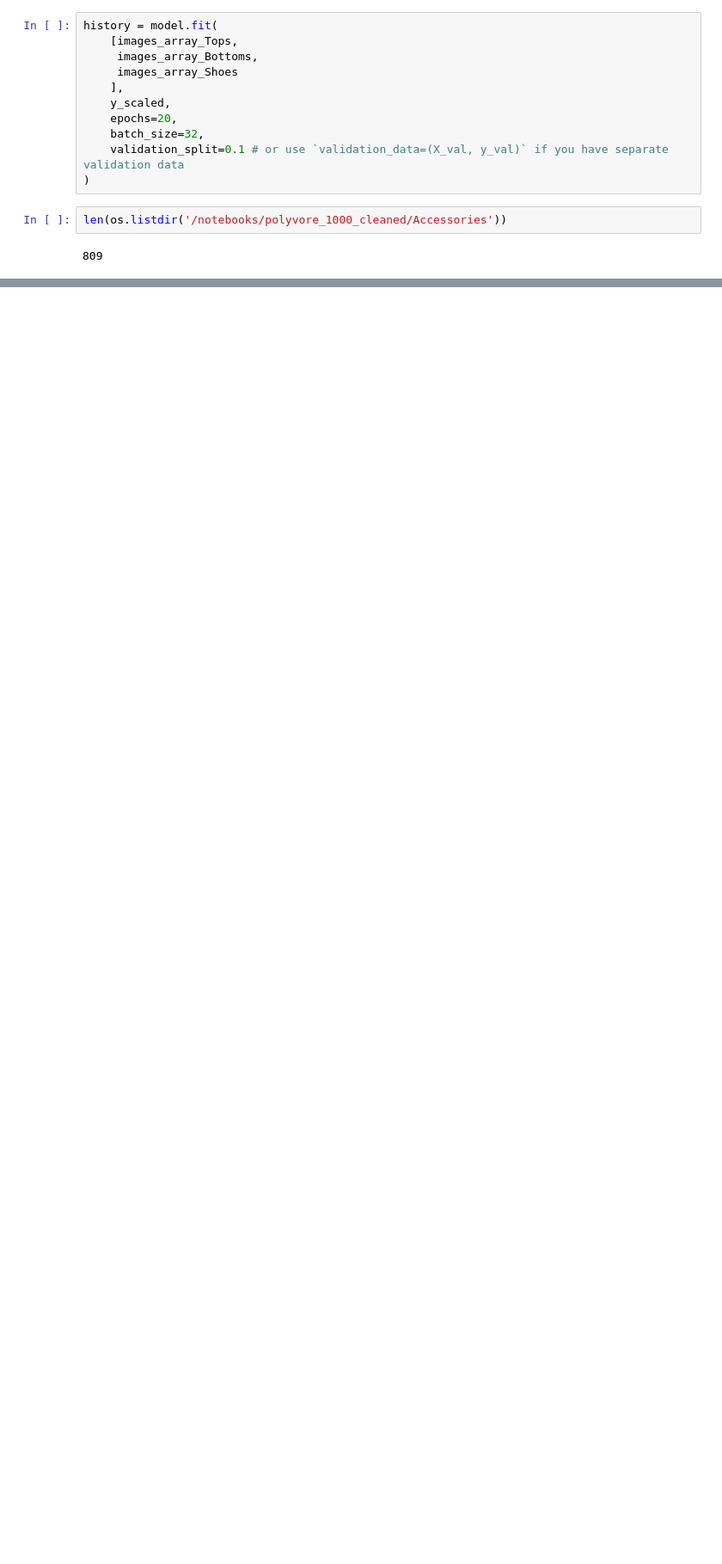
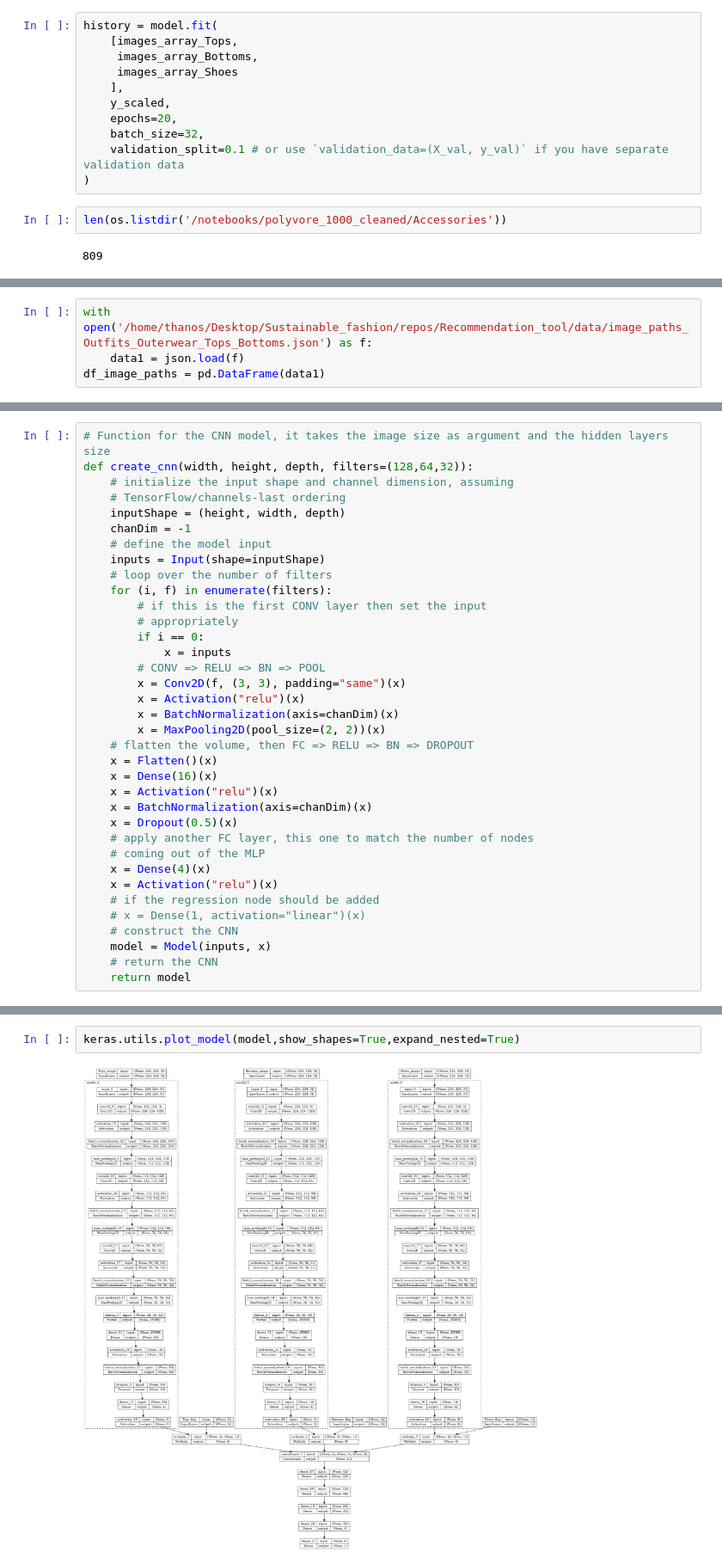
Before and after one commit to thanbskt/Recommendation_tool, a Jupyter notebook: notebooks/prediction_model.ipynb, the cells around one changed output, grey strips where cells are left out. Shown at 86% size. Saved outputs shown, nothing was run; the diff lists cells and outputs as text; blank space fills up the shorter version.

Commit message:
recommendation algorithm with multiple categories as iput

```diff
--- a/notebooks/prediction_model.ipynb
+++ b/notebooks/prediction_model.ipynb
@@ -652,0 +662,4 @@ len(os.listdir('/notebooks/polyvore_1000_cleaned/Accessories'))
+# %%
+with open('/home/thanos/Desktop/Sustainable_fashion/repos/Recommendation_tool/data/image_paths_Outfits_Outerwear_Tops_Bottoms.json') as f:
+    data1 = json.load(f)
+df_image_paths = pd.DataFrame(data1)
@@ -652,0 +720,36 @@ len(os.listdir('/notebooks/polyvore_1000_cleaned/Accessories'))
+# %%
+# Function for the CNN model, it takes the image size as argument and the hidden layers size
+def create_cnn(width, height, depth, filters=(128,64,32)):
+	# initialize the input shape and channel dimension, assuming
+	# TensorFlow/channels-last ordering
+	inputShape = (height, width, depth)
+	chanDim = -1
+	# define the model input
+	inputs = Input(shape=inputShape)
+	# loop over the number of filters
+	for (i, f) in enumerate(filters):
+		# if this is the first CONV layer then set the input
+		# appropriately
+		if i == 0:
+			x = inputs
+		# CONV => RELU => BN => POOL
+		x = Conv2D(f, (3, 3), padding="same")(x)
+		x = Activation("relu")(x)
+		x = BatchNormalization(axis=chanDim)(x)
+		x = MaxPooling2D(pool_size=(2, 2))(x)
+  	# flatten the volume, then FC => RELU => BN => DROPOUT
+	x = Flatten()(x)
+	x = Dense(16)(x)
+	x = Activation("relu")(x)
+	x = BatchNormalization(axis=chanDim)(x)
+	x = Dropout(0.5)(x)
+	# apply another FC layer, this one to match the number of nodes
+	# coming out of the MLP
+	x = Dense(4)(x)
+	x = Activation("relu")(x)
+	# if the regression node should be added
+	# x = Dense(1, activation="linear")(x)
+	# construct the CNN
+	model = Model(inputs, x)
+	# return the CNN
+	return model
@@ -652,0 +800,4 @@ len(os.listdir('/notebooks/polyvore_1000_cleaned/Accessories'))
+# %%
+keras.utils.plot_model(model,show_shapes=True,expand_nested=True)
+# %% [output]
+[figure, added]
```
Also changed, not shown: parts of 21 cells of this notebook, 1 other file.
